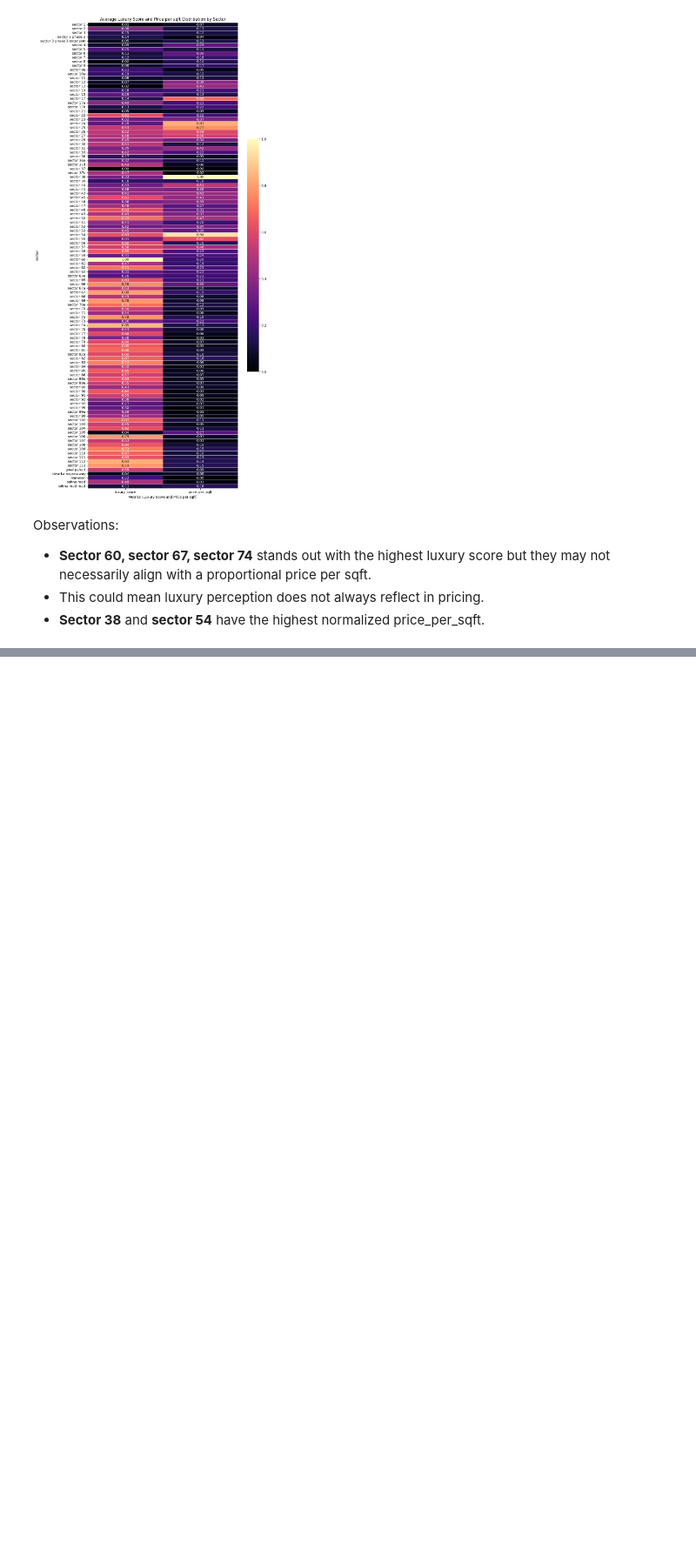
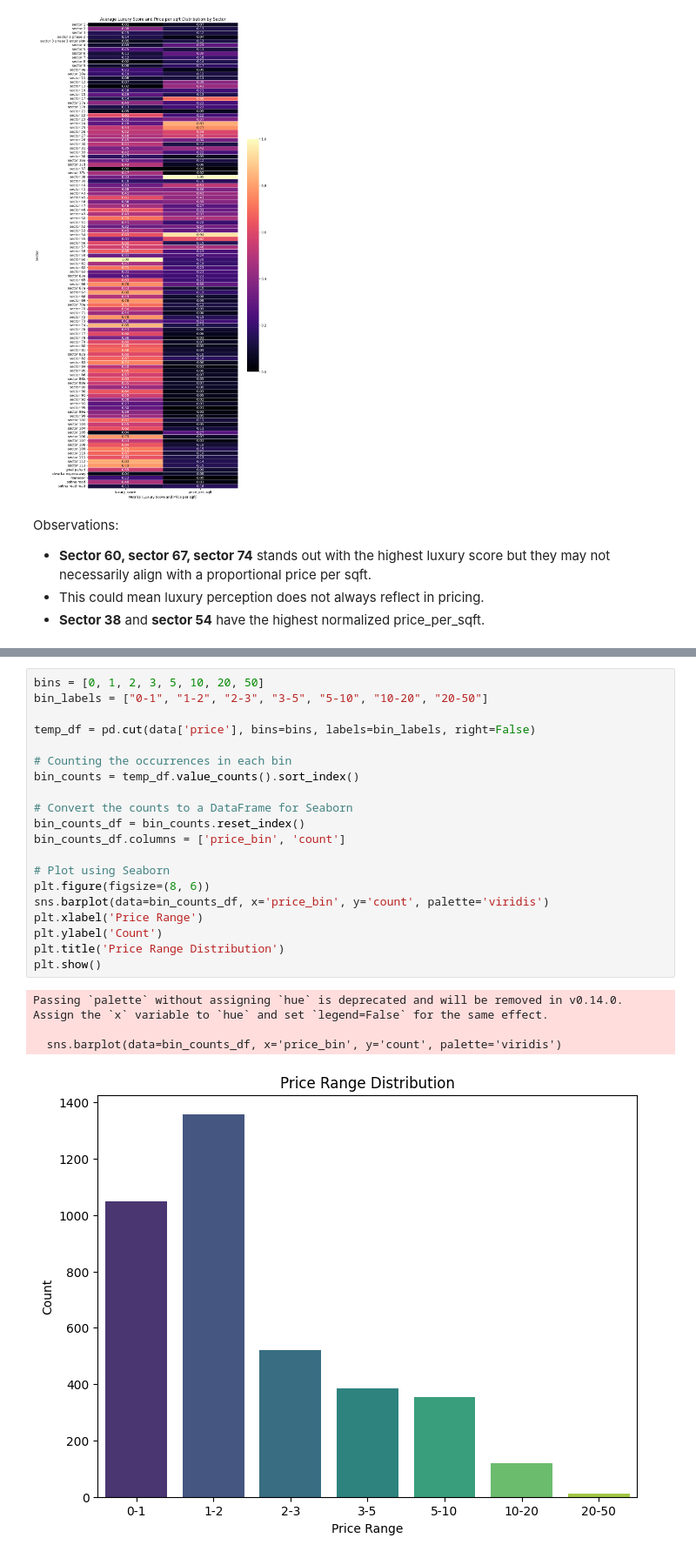
Before and after one commit to Tanwar-Aastha/Property-price-prediction, a Jupyter notebook: notebook/EDA.ipynb, the cells around one changed output, grey strips where cells are left out. Shown at 87% size. Drawn from its saved outputs; the diff is of its cells as text; blank space fills up the shorter version.

```diff
--- a/notebook/EDA.ipynb
+++ b/notebook/EDA.ipynb
@@ -465,0 +575,25 @@ Observations:
+# %%
+bins = [0, 1, 2, 3, 5, 10, 20, 50]
+bin_labels = ["0-1", "1-2", "2-3", "3-5", "5-10", "10-20", "20-50"]
+
+temp_df = pd.cut(data['price'], bins=bins, labels=bin_labels, right=False)
+
+# Counting the occurrences in each bin
+bin_counts = temp_df.value_counts().sort_index()
+
+# Convert the counts to a DataFrame for Seaborn
+bin_counts_df = bin_counts.reset_index()
+bin_counts_df.columns = ['price_bin', 'count']
+
+# Plot using Seaborn
+plt.figure(figsize=(8, 6))
+sns.barplot(data=bin_counts_df, x='price_bin', y='count', palette='viridis')
+plt.xlabel('Price Range')
+plt.ylabel('Count')
+plt.title('Price Range Distribution')
+plt.show()
+# %% [output]
+Passing `palette` without assigning `hue` is deprecated and will be removed in v0.14.0. Assign the `x` variable to `hue` and set `legend=False` for the same effect.
+
+  sns.barplot(data=bin_counts_df, x='price_bin', y='count', palette='viridis')
+[figure, added]
```
Also changed, not shown: parts of 19 cells of this notebook.
